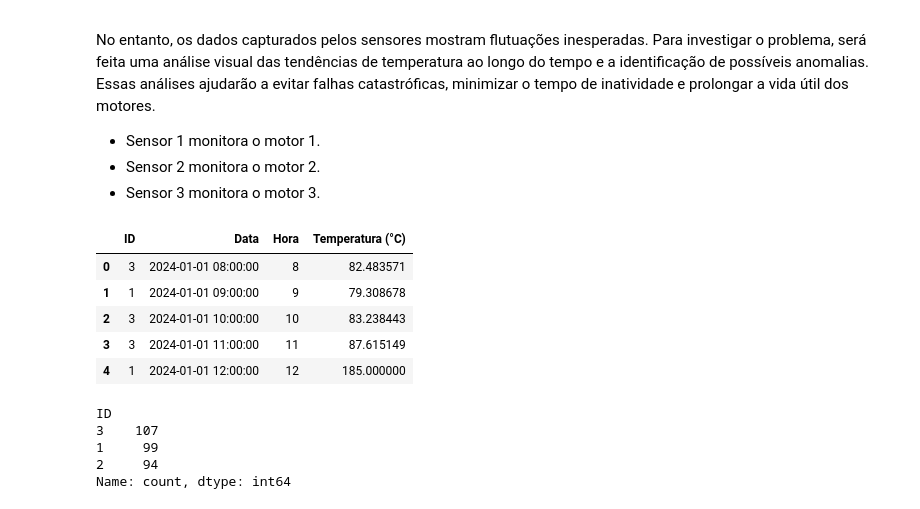
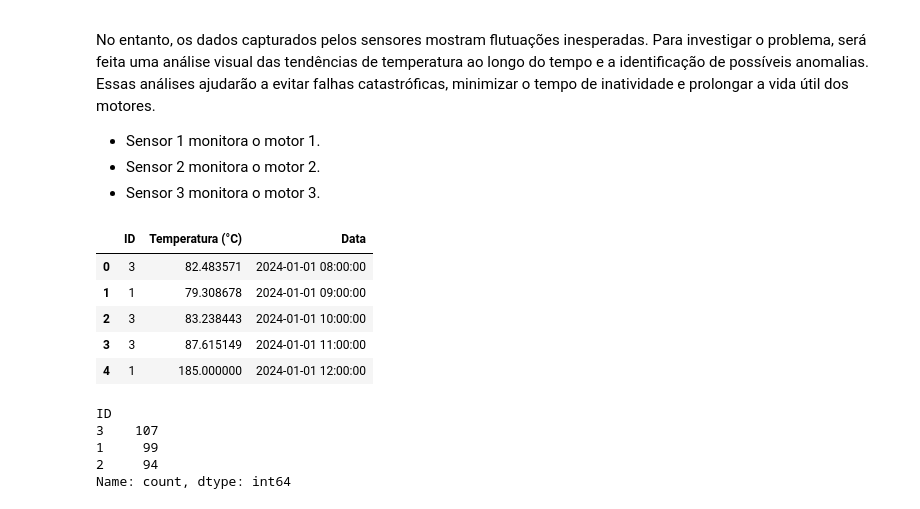
Before and after one commit to JonathanCristovao/analise-de-dados-automacao, a Jupyter notebook: analise_sensores.ipynb, the cells around one changed output. Drawn from its saved outputs; the diff is of its cells as text; code cells hidden in the pictures.

```diff
--- a/analise_sensores.ipynb
+++ b/analise_sensores.ipynb
@@ -19,14 +19,13 @@ import warnings
 warnings.filterwarnings("ignore")
 # %%
 # lendo os dados
-data = pd.read_csv('data/temp_sensores.csv',index_col=False)
-data.to_csv('data/temp_sensores.csv',index=False)
-data.head()
+df_sensores = pd.read_csv('data/temp_sensores.csv',index_col=False)
+df_sensores.head()
 # %% [output]
-|  | ID | Data | Hora | Temperatura (°C) |
-| 0 | 3 | 2024-01-01 08:00:00 | 8 | 82.483571 |
-| 1 | 1 | 2024-01-01 09:00:00 | 9 | 79.308678 |
-| 2 | 3 | 2024-01-01 10:00:00 | 10 | 83.238443 |
-| 3 | 3 | 2024-01-01 11:00:00 | 11 | 87.615149 |
-| 4 | 1 | 2024-01-01 12:00:00 | 12 | 185.000000 |
+|  | ID | Temperatura (°C) | Data |
+| 0 | 3 | 82.483571 | 2024-01-01 08:00:00 |
+| 1 | 1 | 79.308678 | 2024-01-01 09:00:00 |
+| 2 | 3 | 83.238443 | 2024-01-01 10:00:00 |
+| 3 | 3 | 87.615149 | 2024-01-01 11:00:00 |
+| 4 | 1 | 185.000000 | 2024-01-01 12:00:00 |
 # %%
```
Also changed, not shown: parts of 16 cells of this notebook, 1 other file.
